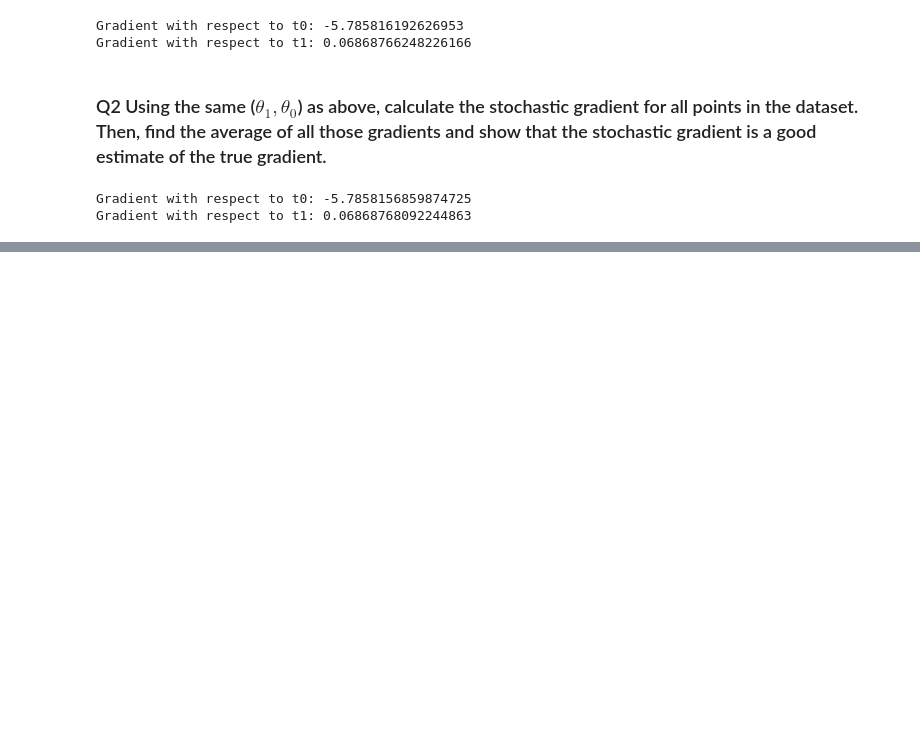
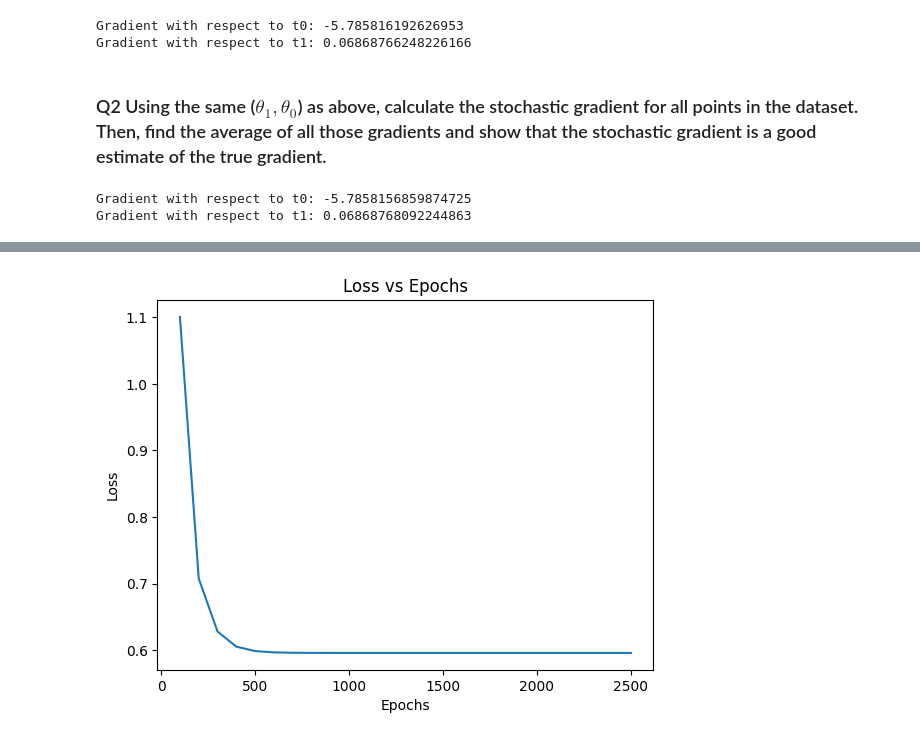
Before and after one commit to ShardulJunagade/ES-335-Assignment-2-2024-Fall, a Jupyter notebook: Task-1.ipynb, the cells around one changed output, grey strips where cells are left out. Saved outputs shown, nothing was run; the diff lists cells and outputs as text; code cells hidden in the pictures; blank space fills up the shorter version.

```diff
--- a/Task-1.ipynb
+++ b/Task-1.ipynb
@@ -55,0 +61,99 @@ Gradient with respect to t1: 0.06868768092244863
+# %%
+t0=torch.tensor(1.0, requires_grad=True)
+t1=torch.tensor(1.0, requires_grad=True)
+alpha=0.01
+
+t0_values = []
+t1_values = []
+loss_values = []
+
+dict={}
+
+for epoch in range(1,2501):
+    loss=0
+    for i in range(num_samples):
+        yp= t0 + t1*x1[i]
+        loss += (y[i]-yp)**2
+    loss=loss/num_samples
+    loss.backward()
+    if(epoch%100==0):
+        dict[epoch]=loss.item()
+        print(f"Epoch: {epoch}, Loss: {loss.item()}")
+    with torch.no_grad():
+        t0 -= alpha*t0.grad
+        t1 -= alpha*t1.grad
+
+    # Store t0, t1, and loss for contour plotting
+    t0_values.append(t0.item())
+    t1_values.append(t1.item())
+    loss_values.append(loss.item())
+
+    t0.grad.zero_()
+    t1.grad.zero_()
+
+print()
+print(f"t0: {t0.item()}")
+print(f"t1: {t1.item()}")
+
+plt.plot(dict.keys(), dict.values())
+plt.xlabel("Epochs")
+plt.ylabel("Loss")
+plt.title("Loss vs Epochs")
+plt.show()
+
+print(f"minimum loss: {dict[2500]}")
+epsheilon=0.001
+for epoch in dict:
+    if(dict[epoch]-dict[2500]<=epsheilon):
+        print(f"Convergance at epoch: {epoch}, Loss: {dict[epoch]}")
+        break
+
+# Generate a grid of t0 and t1 values
+t0_grid = np.linspace(min(t0_values) - 1, max(t0_values) + 1, 100)
+t1_grid = np.linspace(min(t1_values) - 1, max(t1_values) + 1, 100)
+T0, T1 = np.meshgrid(t0_grid, t1_grid)
+
+# Calculate the loss function at each point of the grid
+loss_grid = np.zeros_like(T0)
+for i in range(len(t0_grid)):
+    for j in range(len(t1_grid)):
+        loss_grid[i, j] = np.mean((y - (T0[i, j] + T1[i, j] * x1)) ** 2)
+
+# Plotting the contour map
+plt.contourf(T0, T1, loss_grid, levels=50, cmap='viridis')
+plt.colorbar(label='Loss')
+
+# Plot the trajectory of t0 and t1 during the 2500 epochs
+plt.plot(t0_values, t1_values, marker='o', color='red', label='Trajectory')
+plt.scatter(t0_values, t1_values, c='red')
+plt.xlabel("t0")
+plt.ylabel("t1")
+plt.title("Contour Plot visualization of Loss Function over 2500 Epochs")
+plt.legend()
+
+# Mark the starting point and the ending point (minimized point)
+plt.scatter(t0_values[0], t1_values[0], c='blue', s=100, label='Start Point')  # Start
+plt.scatter(t0_values[-1], t1_values[-1], c='yellow', s=100, label='End Point (Minima)')  # Minima
+
+plt.legend()
+plt.show()
+
+# Plotting the contour map
+plt.contourf(T0, T1, loss_grid, levels=50, cmap='viridis')
+plt.colorbar(label='Loss')
+
+# Plot the trajectory of t0 and t1 during the 2500 epochs
+plt.plot(t0_values[0:15], t1_values[0:15], marker='o', color='red', label='Trajectory')
+plt.scatter(t0_values[0:15], t1_values[0:15], c='red')
+plt.xlabel("t0")
+plt.ylabel("t1")
+plt.title("Contour Plot visualization of Loss Function over first 15 Epochs")
+plt.legend()
+
+# Mark the starting point and the ending point (minimized point)
+plt.scatter(t0_values[0], t1_values[0], c='blue', s=100, label='Start Point')  # Start
+plt.scatter(t0_values[-1], t1_values[-1], c='yellow', s=100, label='End Point (Minima)')  # Minima
+
+plt.legend()
+plt.show()
+# %% [output]
@@ -55,0 +177 @@ Gradient with respect to t1: 0.06868768092244863
+[figure, added]
```
Also changed, not shown: parts of 5 cells of this notebook.
